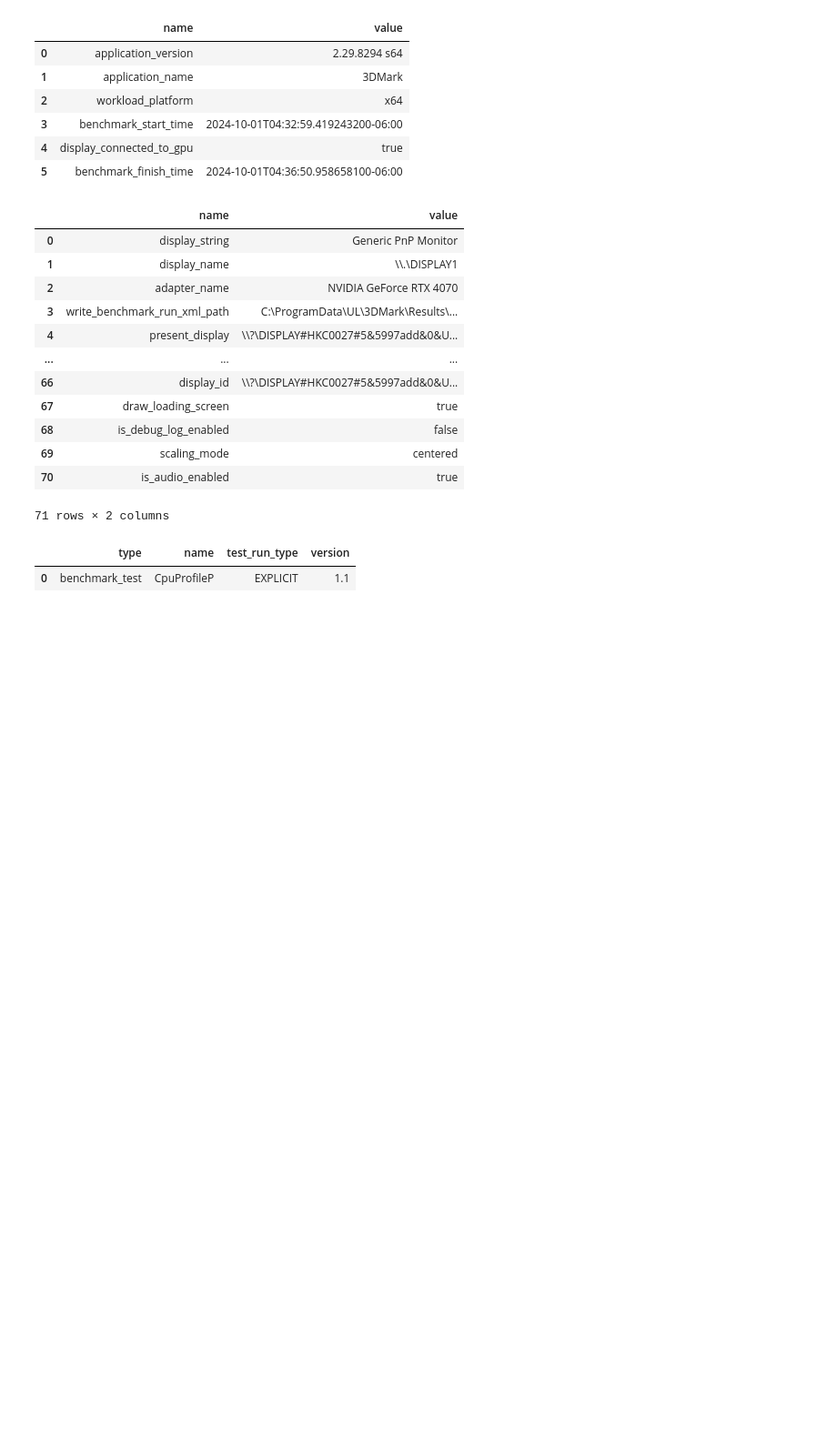
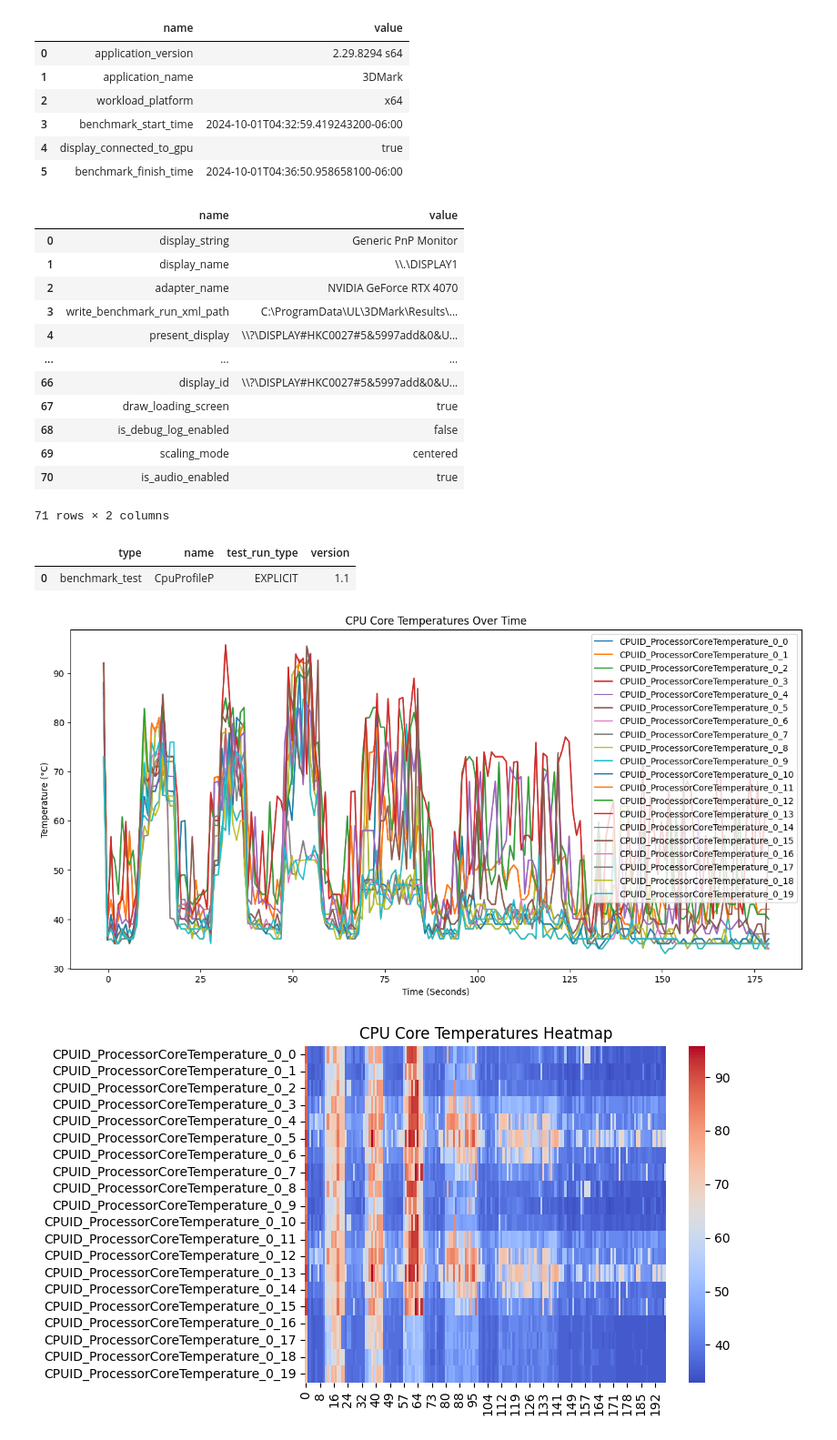
Before and after one commit to Gaboelc/3DMark-Analyzer, a Jupyter notebook: EDA.ipynb, the cells around one changed output. Shown at 91% size. Saved outputs shown, nothing was run; the diff lists cells and outputs as text; code cells hidden in the pictures; blank space fills up the shorter version.

```diff
--- a/EDA.ipynb
+++ b/EDA.ipynb
@@ -220,0 +224,20 @@ df_test_info
+# %%
+time = df_cpu['BM_RunTimeSecondsE']
+temp_columns = [col for col in df_cpu.columns if 'Temperature' in col]
+
+plt.figure(figsize=(15, 7))
+for col in temp_columns:
+    plt.plot(time, df_cpu[col], label=col)
+plt.xlabel('Time (Seconds)')
+plt.ylabel('Temperature (°C)')
+plt.title('CPU Core Temperatures Over Time')
+plt.legend()
+plt.show()
+
+temp_data = df_cpu[temp_columns].transpose()
+sns.heatmap(temp_data, cmap='coolwarm')
+plt.title('CPU Core Temperatures Heatmap')
+plt.show()
+# %% [output]
+[figure, added]
+[figure, added]
```
Also changed, not shown: parts of 9 cells of this notebook, 1 other file.
